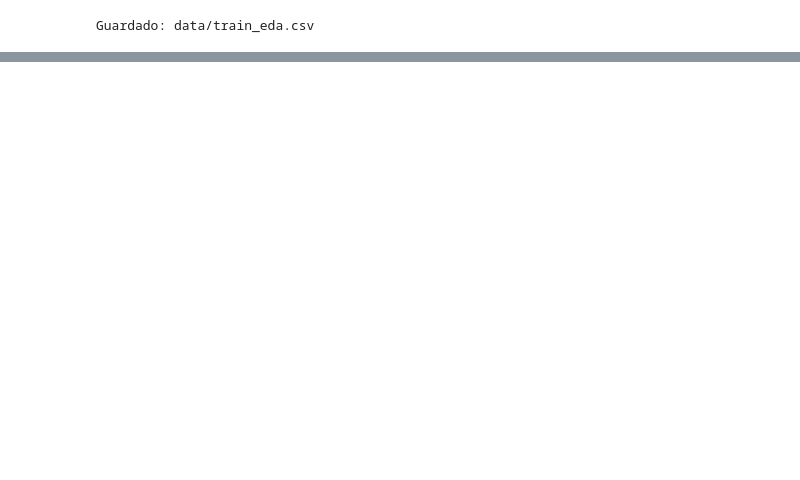
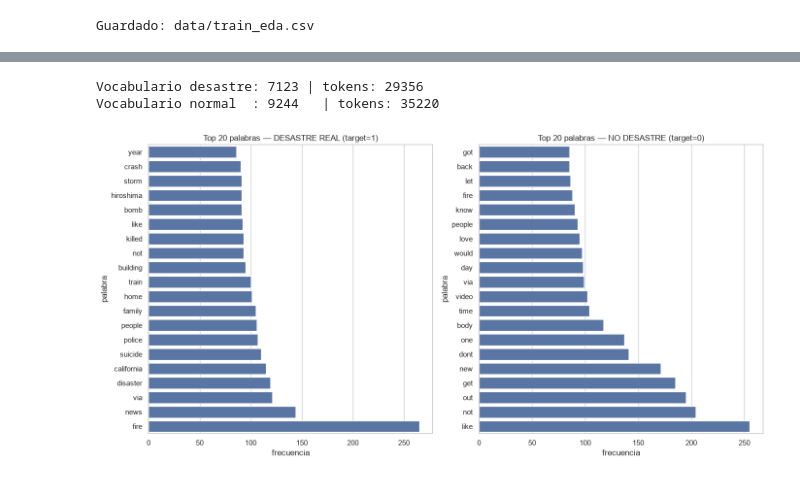
Before and after one commit to erickguerra2/LAB05-DATA, a Jupyter notebook: Laboratorio5.ipynb, the cells around one changed output, grey strips where cells are left out. Drawn from its saved outputs; the diff is of its cells as text; code cells hidden in the pictures; blank space fills up the shorter version.

Commit message:
Limpieza, nube de palabras, bigramas, etc

```diff
--- a/Laboratorio5.ipynb
+++ b/Laboratorio5.ipynb
@@ -355,0 +477,16 @@ Guardado: data/train_eda.csv
+# %%
+# 2.3 Aplicar la limpieza a todo el dataset y revisar el efecto
+df["texto_limpio"] = df["text"].apply(limpiar_texto)
+
+# Tweets que quedaron vacíos tras limpiar
+vacios = (df["texto_limpio"].str.strip() == "").sum()
+print(f"Tweets vacíos después de limpiar: {vacios}")
+if vacios:
+    print(df.loc[df["texto_limpio"].str.strip() == "", "text"].head(10).tolist())
+
+df["n_palabras_limpio"] = df["texto_limpio"].str.split().str.len()
+print("\nPalabras antes vs. después:")
+print(df[["n_palabras", "n_palabras_limpio"]].describe().round(2))
+
+print("\nComparación en 5 tweets al azar:")
+df.sample(5, random_state=RANDOM_STATE)[["text", "texto_limpio"]]
@@ -355,0 +519,25 @@ Guardado: data/train_eda.csv
+# %%
+# 2.4 Frecuencia de palabras por categoría
+tokens_desastre = [w for t in df.loc[df["target"] == 1, "texto_limpio"] for w in t.split()]
+tokens_normal   = [w for t in df.loc[df["target"] == 0, "texto_limpio"] for w in t.split()]
+
+frec_desastre = Counter(tokens_desastre)
+frec_normal   = Counter(tokens_normal)
+
+print(f"Vocabulario desastre: {len(frec_desastre)} | tokens: {len(tokens_desastre)}")
+print(f"Vocabulario normal  : {len(frec_normal)}   | tokens: {len(tokens_normal)}")
+
+top_d = pd.DataFrame(frec_desastre.most_common(20), columns=["palabra", "frecuencia"])
+top_n = pd.DataFrame(frec_normal.most_common(20),   columns=["palabra", "frecuencia"])
+
+fig, axes = plt.subplots(1, 2, figsize=(14, 7))
+sns.barplot(data=top_d.sort_values("frecuencia"), y="palabra", x="frecuencia", ax=axes[0])
+axes[0].set_title("Top 20 palabras — DESASTRE REAL (target=1)")
+sns.barplot(data=top_n.sort_values("frecuencia"), y="palabra", x="frecuencia", ax=axes[1])
+axes[1].set_title("Top 20 palabras — NO DESASTRE (target=0)")
+guardar_fig("06_top_palabras_por_clase")
+plt.show()
+# %% [output]
+Vocabulario desastre: 7123 | tokens: 29356
+Vocabulario normal  : 9244   | tokens: 35220
+[figure, added]
```
Also changed, not shown: parts of 28 cells of this notebook, 2 other files.
